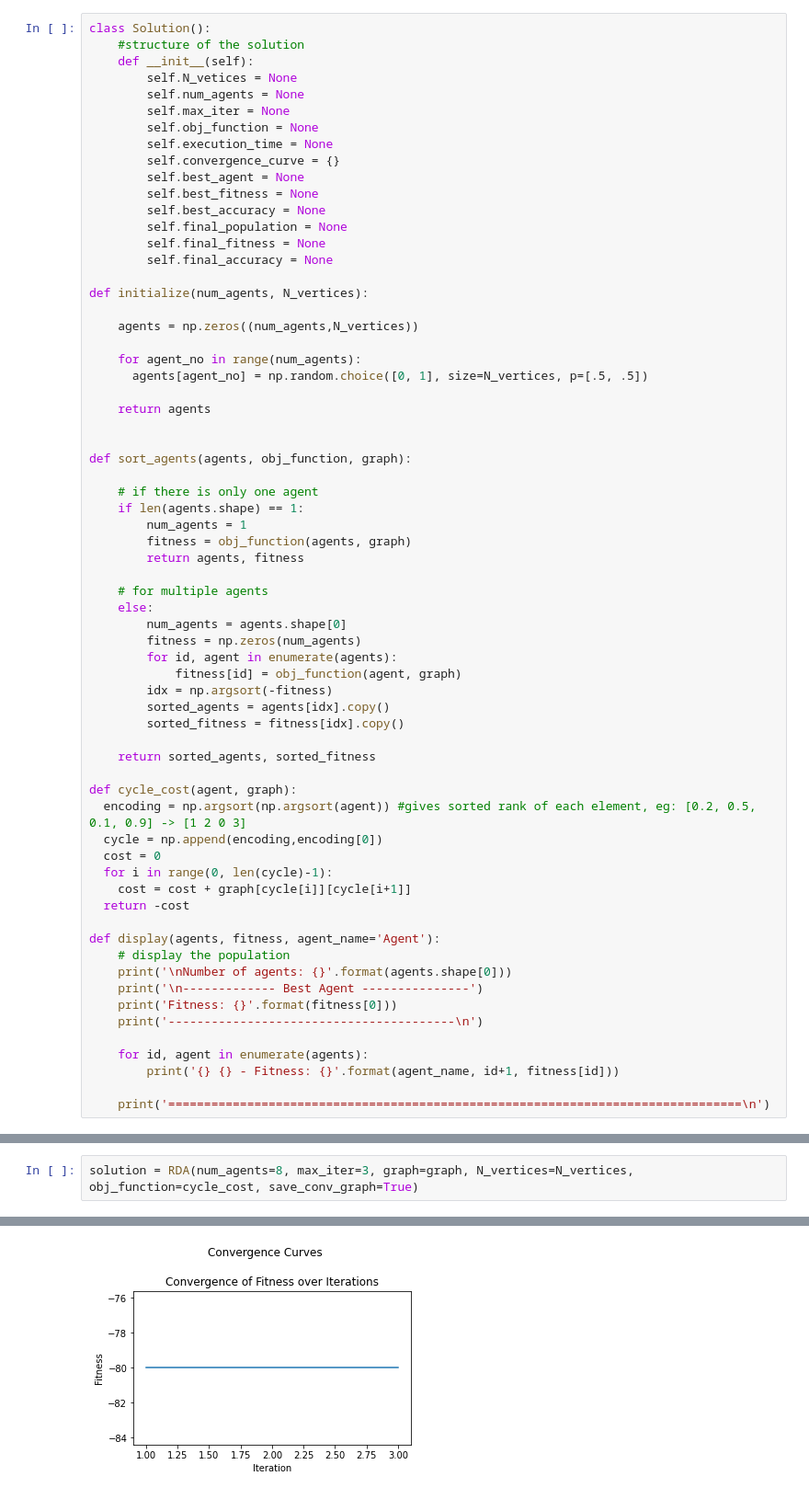
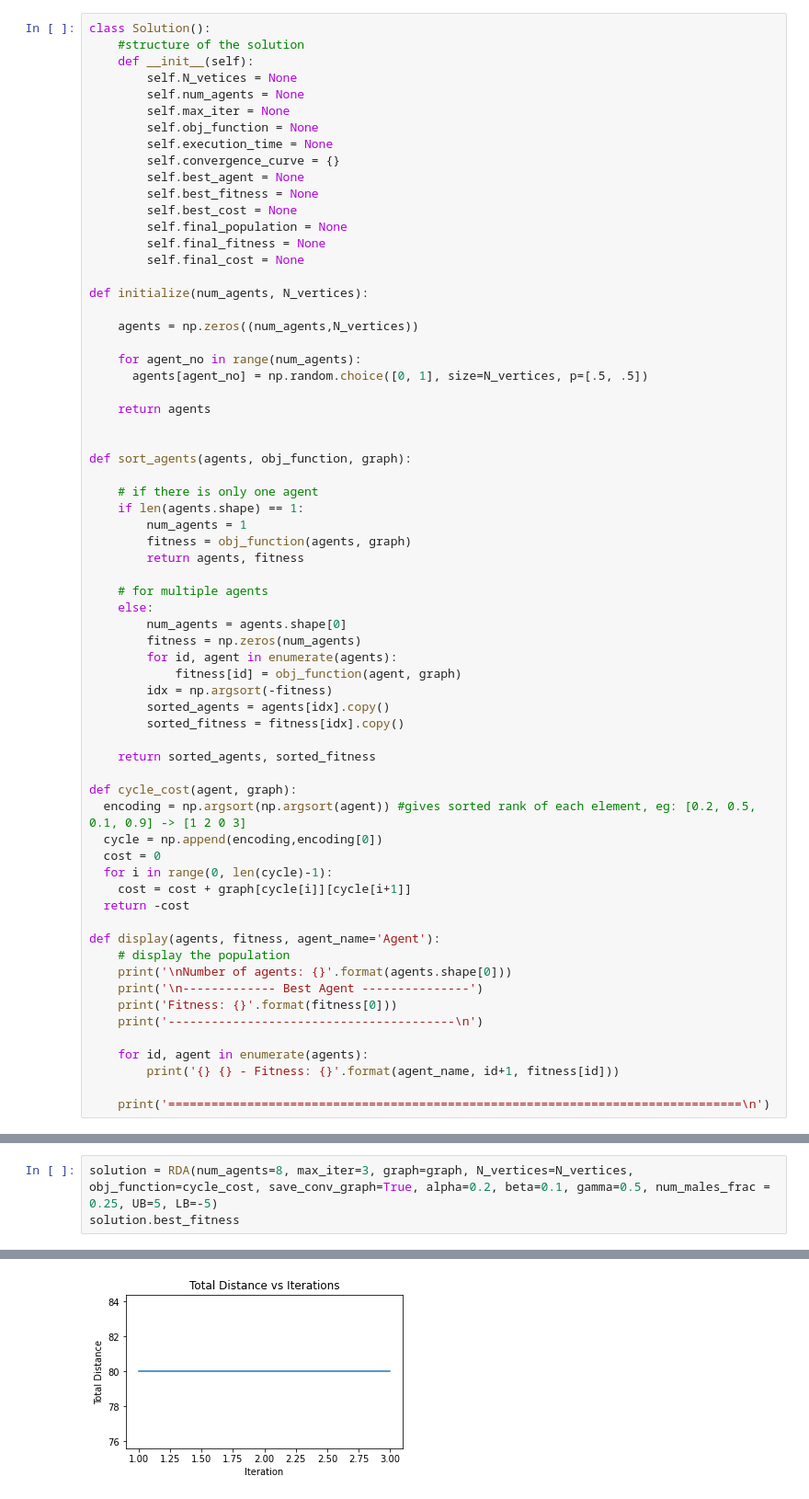
Before and after one commit to tarun360/Parallel_RDA, a Jupyter notebook: RDA_ALGO .ipynb, the cells around one changed output, grey strips where cells are left out. Shown: that part at 92% size. Saved outputs shown, nothing was run; the diff lists cells and outputs as text.

Commit message:
changed acc to cost and added py file

```diff
--- a/RDA_ALGO .ipynb
+++ b/RDA_ALGO .ipynb
@@ -16,10 +17,10 @@ class Solution():
         self.convergence_curve = {}
         self.best_agent = None
         self.best_fitness = None
-        self.best_accuracy = None
+        self.best_cost = None
         self.final_population = None
         self.final_fitness = None
-        self.final_accuracy = None
+        self.final_cost = None
 
 def initialize(num_agents, N_vertices):
 
@@ -304,4 +305,5 @@ graph = np.array([[0, 10, 15, 20],
 # %%
-solution = RDA(num_agents=8, max_iter=3, graph=graph, N_vertices=N_vertices, obj_function=cycle_cost, save_conv_graph=True)
+solution = RDA(num_agents=8, max_iter=3, graph=graph, N_vertices=N_vertices, obj_function=cycle_cost, save_conv_graph=True, alpha=0.2, beta=0.1, gamma=0.5, num_males_frac = 0.25, UB=5, LB=-5)
+solution.best_fitness
 # %% [output]
 ================================================================================
@@ -320,5 +313,5 @@ RedDeer 1 - Fitness: -80.0
 Leader RedDeer Fitness : -80.0
 Leader RedDeer Lowest cost : 80
 
 ================================================================================
-[figure, old version]
+[figure, new version]
```
Also changed, not shown: parts of 11 cells of this notebook, 1 other file.
